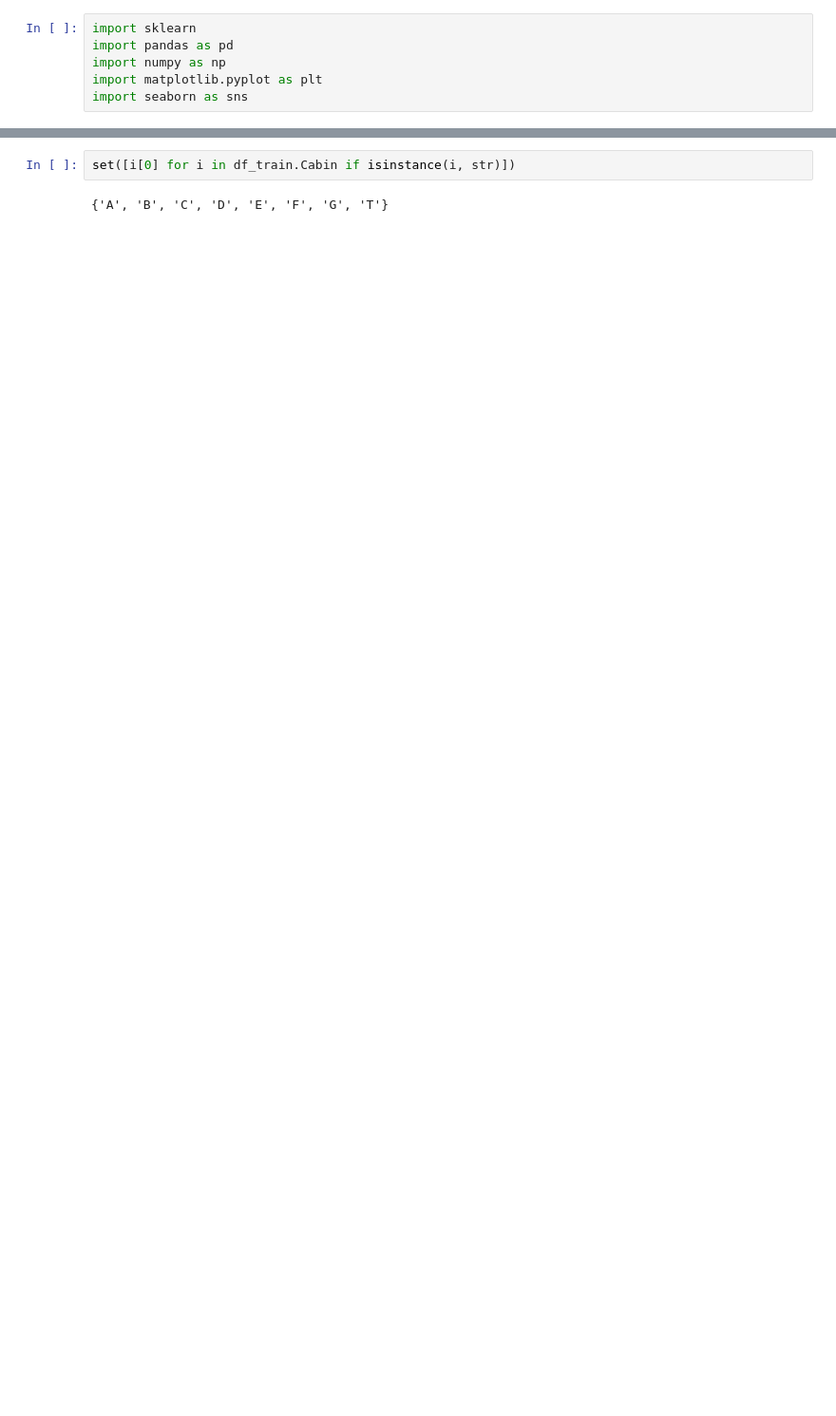
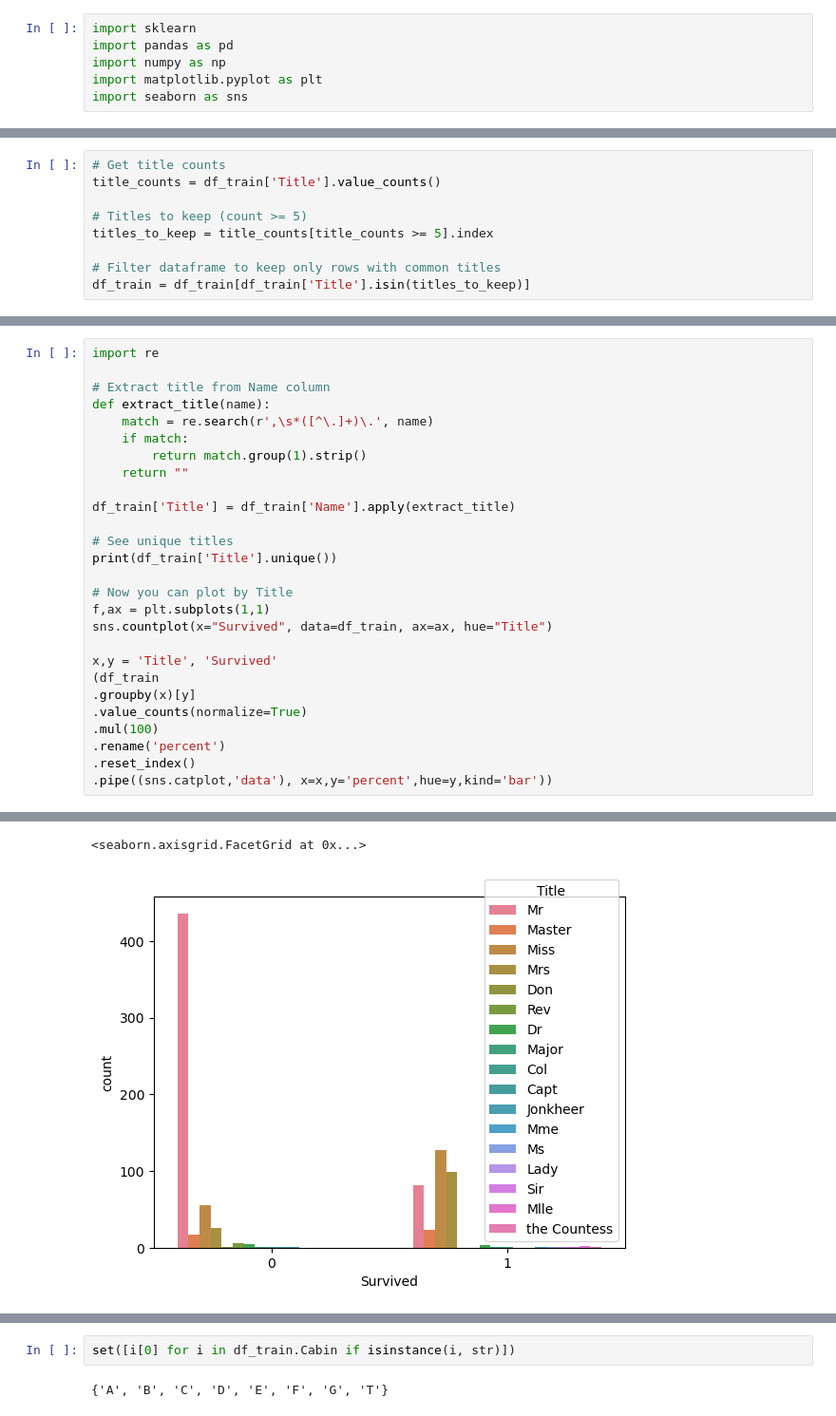
Before and after one commit to Delekof/Machine-Learning-Practice, a Jupyter notebook: titanic survival/kaggle_titanic.ipynb, the cells around one changed output, grey strips where cells are left out. Shown at 95% size. Cells and saved outputs as stored; diff of their text form; blank space fills up the shorter version.

```diff
--- a/titanic survival/kaggle_titanic.ipynb
+++ b/titanic survival/kaggle_titanic.ipynb
@@ -40,0 +76,9 @@ X
+# %%
+# Get title counts
+title_counts = df_train['Title'].value_counts()
+
+# Titles to keep (count >= 5)
+titles_to_keep = title_counts[title_counts >= 5].index
+
+# Filter dataframe to keep only rows with common titles
+df_train = df_train[df_train['Title'].isin(titles_to_keep)]
@@ -40,0 +95,28 @@ X
+# %%
+import re
+
+# Extract title from Name column
+def extract_title(name):
+    match = re.search(r',\s*([^\.]+)\.', name)
+    if match:
+        return match.group(1).strip()
+    return ""
+
+df_train['Title'] = df_train['Name'].apply(extract_title)
+
+# See unique titles
+print(df_train['Title'].unique())
+
+# Now you can plot by Title
+f,ax = plt.subplots(1,1)
+sns.countplot(x="Survived", data=df_train, ax=ax, hue="Title")
+
+x,y = 'Title', 'Survived'
+(df_train
+.groupby(x)[y]
+.value_counts(normalize=True)
+.mul(100)
+.rename('percent')
+.reset_index()
+.pipe((sns.catplot,'data'), x=x,y='percent',hue=y,kind='bar'))
+# %% [output]
@@ -40,0 +125,2 @@ X
+<seaborn.axisgrid.FacetGrid at 0x...>
+[figure, added]
```
Also changed, not shown: parts of 24 cells of this notebook, 1 other file.
